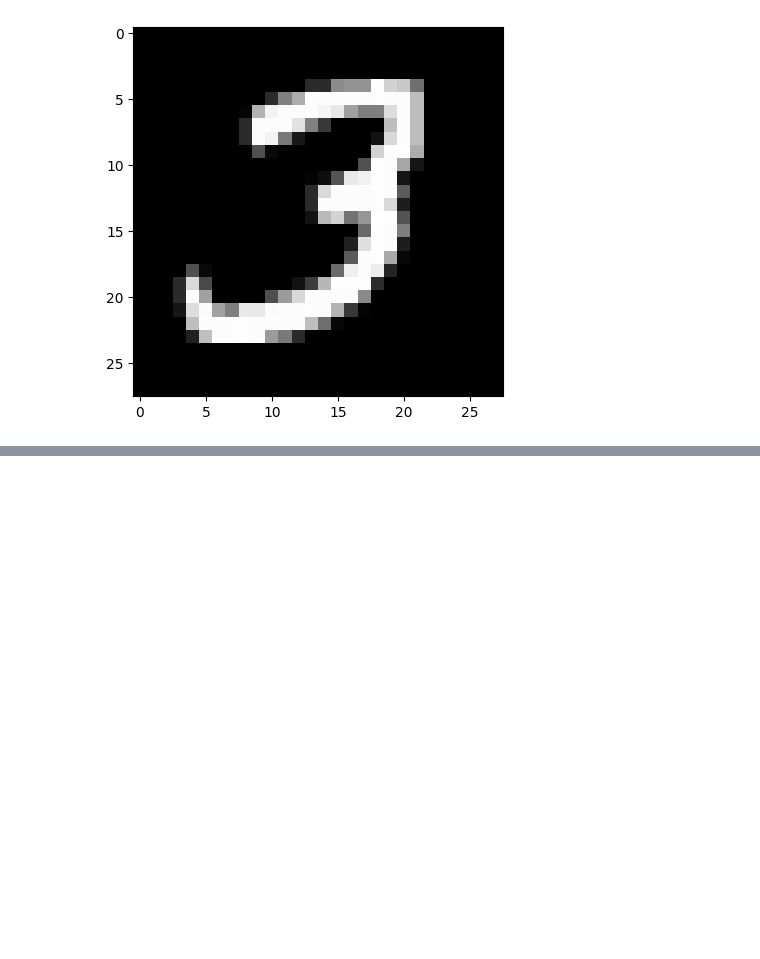
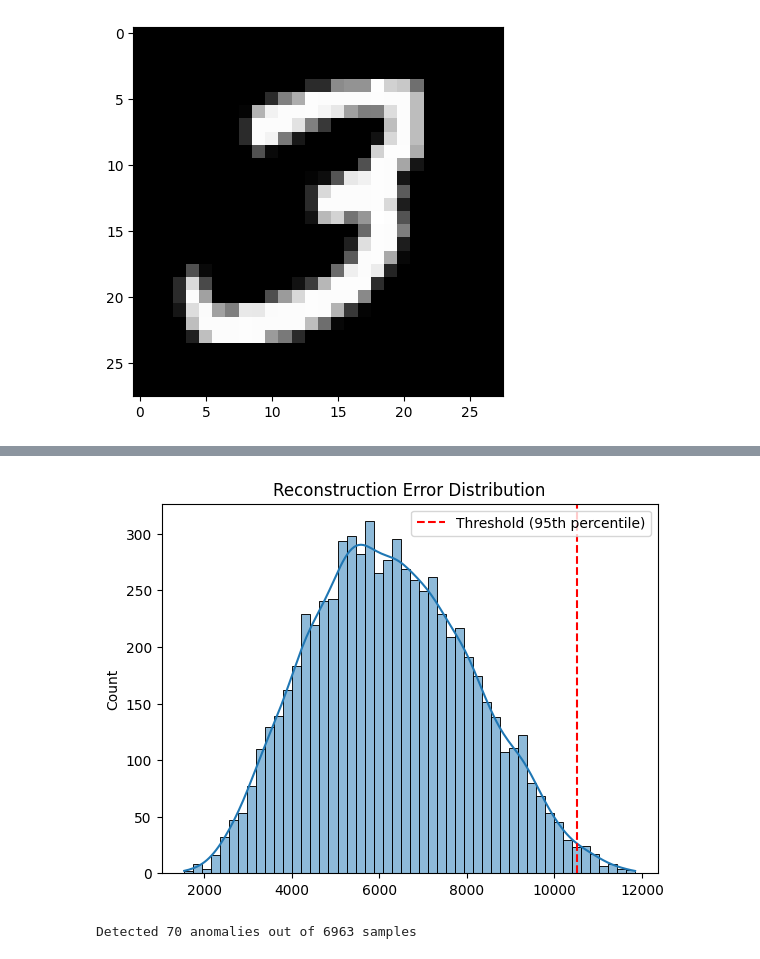
Before and after one commit to parsamhb82/MNIST_with_anomaly, a Jupyter notebook: Mnist_with_anomaly.ipynb, the cells around one changed output, grey strips where cells are left out. Cells and saved outputs as stored; diff of their text form; code cells hidden in the pictures; blank space fills up the shorter version.

```diff
--- a/Mnist_with_anomaly.ipynb
+++ b/Mnist_with_anomaly.ipynb
@@ -112,0 +189,3 @@ percentage_of_finded_anomalities(anomalies, anomalies_indices)
+# %%
+ae_matrix = matrix / 255.0
+autoencoder.fit(ae_matrix, ae_matrix, epochs=100, batch_size=256, shuffle=True, validation_split=0.1)
@@ -112,0 +211,17 @@ percentage_of_finded_anomalities(anomalies, anomalies_indices)
+# %%
+# بازسازی داده‌ها توسط Autoencoder
+reconstructed = autoencoder.predict(matrix)
+
+# محاسبه‌ی خطای بازسازی (Mean Squared Error)
+reconstruction_error = np.mean((matrix - reconstructed) ** 2, axis=1)
+
+# نمایش توزیع خطای بازسازی
+import seaborn as sns
+import matplotlib.pyplot as plt
+
+sns.histplot(reconstruction_error, bins=50, kde=True)
+plt.axvline(np.percentile(reconstruction_error, 99), color='red', linestyle='dashed', label='Threshold (95th percentile)')
+plt.legend()
+plt.title("Reconstruction Error Distribution")
+plt.show()
+# %% [output]
@@ -112,0 +229,14 @@ percentage_of_finded_anomalities(anomalies, anomalies_indices)
+[figure, added]
+# %%
+# تعیین آستانه (۵٪ از داده‌ها را به‌عنوان ناهنجاری در نظر بگیریم)
+threshold = np.percentile(reconstruction_error, 99)
+
+# پیدا کردن ایندکس ناهنجاری‌ها
+anomaly_indices = np.where(reconstruction_error > threshold)[0]
+
+# استخراج تصاویر ناهنجاری
+anomalies = matrix[anomaly_indices]
+
+print(f"Detected {len(anomalies)} anomalies out of {len(matrix)} samples")
+# %% [output]
+Detected 70 anomalies out of 6963 samples
```
Also changed, not shown: parts of 24 cells of this notebook.
